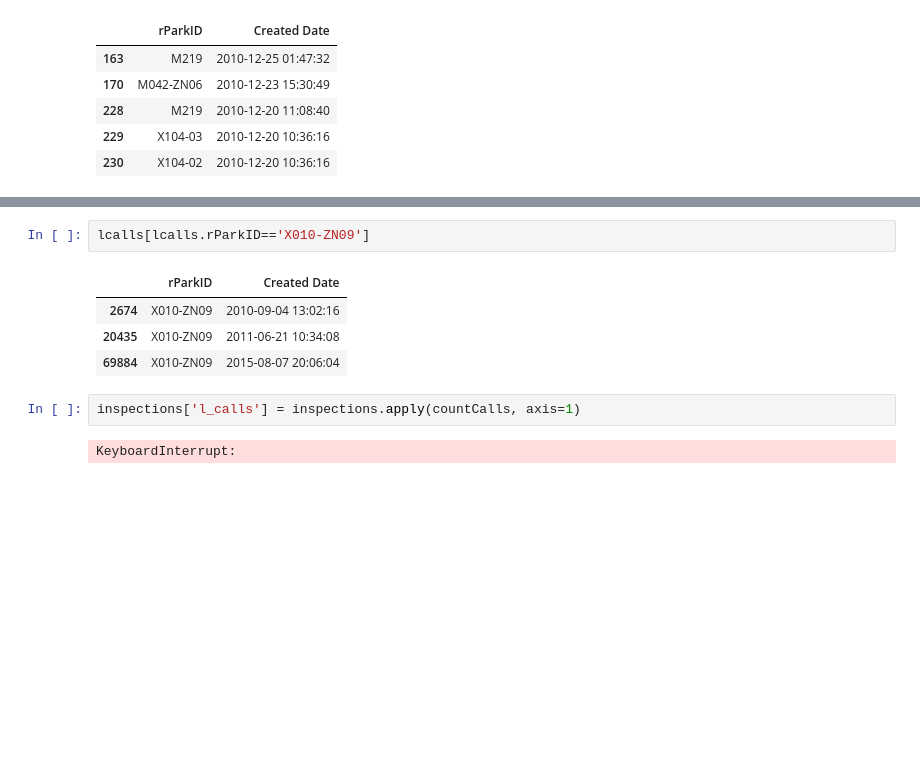
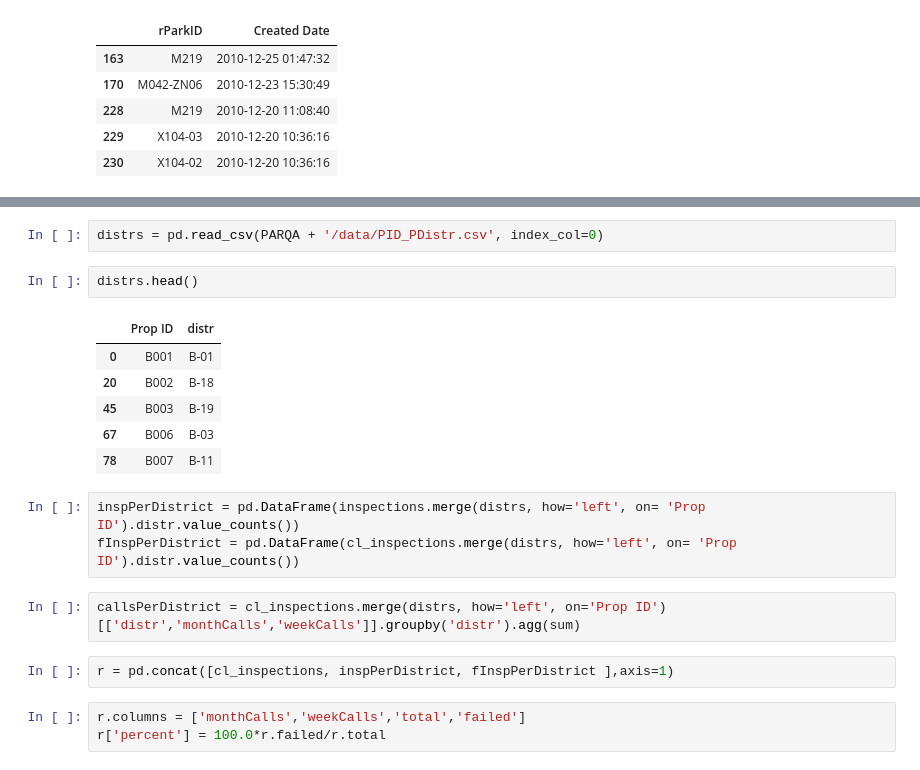
Before and after one commit to gdobler/parqa, a Jupyter notebook: Inspections/Inspections_generate_call_windows.ipynb, the cells around one changed output, grey strips where cells are left out. Saved outputs shown, nothing was run; the diff lists cells and outputs as text; blank space fills up the shorter version.

```diff
--- a/Inspections/Inspections_generate_call_windows.ipynb
+++ b/Inspections/Inspections_generate_call_windows.ipynb
@@ -120,11 +105,21 @@ x
-# %%
-lcalls[lcalls.rParkID=='X010-ZN09']
-# %% [output]
-|  | rParkID | Created Date |
-| 2674 | X010-ZN09 | 2010-09-04 13:02:16 |
-| 20435 | X010-ZN09 | 2011-06-21 10:34:08 |
-| 69884 | X010-ZN09 | 2015-08-07 20:06:04 |
-# %%
-inspections['l_calls'] = inspections.apply(countCalls, axis=1)
-# %% [output]
-KeyboardInterrupt:
+# %%
+distrs = pd.read_csv(PARQA + '/data/PID_PDistr.csv', index_col=0)
+# %%
+distrs.head()
+# %% [output]
+|  | Prop ID | distr |
+| 0 | B001 | B-01 |
+| 20 | B002 | B-18 |
+| 45 | B003 | B-19 |
+| 67 | B006 | B-03 |
+| 78 | B007 | B-11 |
+# %%
+inspPerDistrict = pd.DataFrame(inspections.merge(distrs, how='left', on= 'Prop ID').distr.value_counts())
+fInspPerDistrict = pd.DataFrame(cl_inspections.merge(distrs, how='left', on= 'Prop ID').distr.value_counts())
+# %%
+callsPerDistrict = cl_inspections.merge(distrs, how='left', on='Prop ID')[['distr','monthCalls','weekCalls']].groupby('distr').agg(sum)
+# %%
+r = pd.concat([cl_inspections, inspPerDistrict, fInspPerDistrict ],axis=1)
+# %%
+r.columns = ['monthCalls','weekCalls','total','failed']
+r['percent'] = 100.0*r.failed/r.total
```
Also changed, not shown: parts of 13 cells of this notebook, 4 other files.
